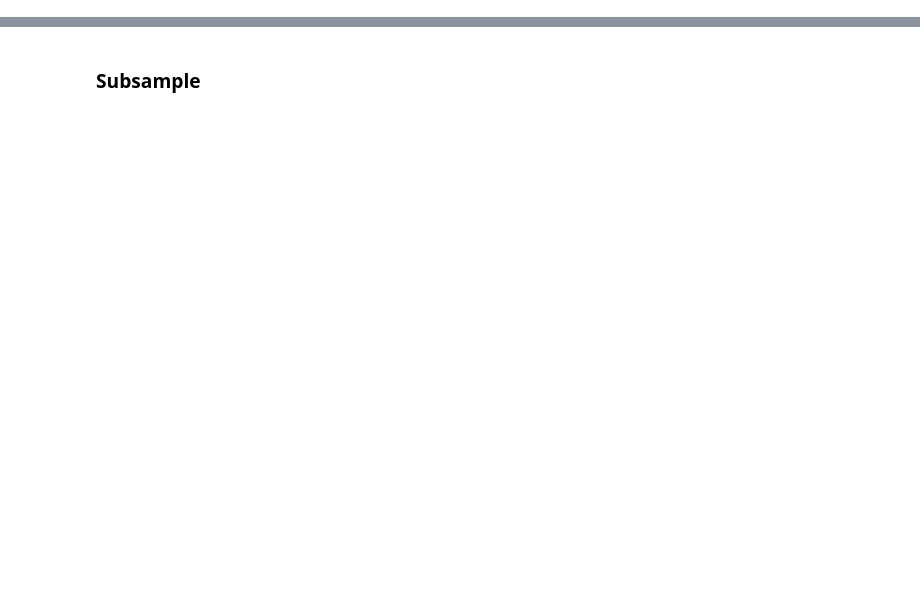
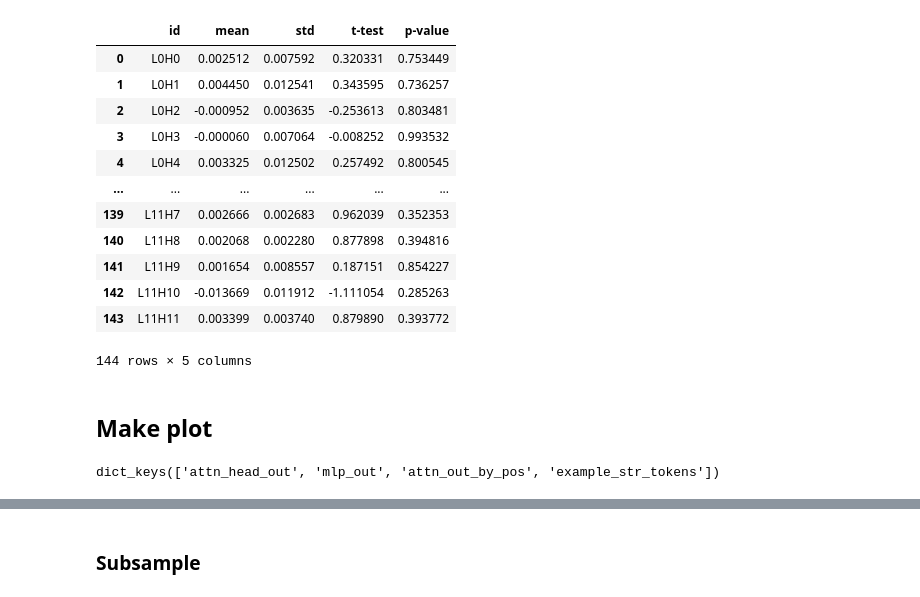
Before and after one commit to francescortu/comp-mech, a Jupyter notebook: notebooks/plot.ipynb, the cells around one changed output, grey strips where cells are left out. Cells and saved outputs as stored; diff of their text form; code cells hidden in the pictures; blank space fills up the shorter version.

```diff
--- a/notebooks/plot.ipynb
+++ b/notebooks/plot.ipynb
@@ -15,3 +35,25 @@ data = torch.load("../results/locate_mechanism/gpt2_full_result.pt", map_locatio
+# %%
+result.process_pos_attn_head_out()
+# %% [output]
+|  | id | mean | std | t-test | p-value |
+| 0 | L0H0 | 0.002512 | 0.007592 | 0.320331 | 0.753449 |
+| 1 | L0H1 | 0.004450 | 0.012541 | 0.343595 | 0.736257 |
+| 2 | L0H2 | -0.000952 | 0.003635 | -0.253613 | 0.803481 |
+| 3 | L0H3 | -0.000060 | 0.007064 | -0.008252 | 0.993532 |
+| 4 | L0H4 | 0.003325 | 0.012502 | 0.257492 | 0.800545 |
+| ... | ... | ... | ... | ... | ... |
+| 139 | L11H7 | 0.002666 | 0.002683 | 0.962039 | 0.352353 |
+| 140 | L11H8 | 0.002068 | 0.002280 | 0.877898 | 0.394816 |
+| 141 | L11H9 | 0.001654 | 0.008557 | 0.187151 | 0.854227 |
+| 142 | L11H10 | -0.013669 | 0.011912 | -1.111054 | 0.285263 |
+| 143 | L11H11 | 0.003399 | 0.003740 | 0.879890 | 0.393772 |
+144 rows × 5 columns
+# %% [markdown]
+## Make plot
+# %%
+data["pos"].keys()
+# %% [output]
+dict_keys(['attn_head_out', 'mlp_out', 'attn_out_by_pos', 'example_str_tokens'])
 # %%
 data["pos"]["attn_head_out"][0].keys()
 # %% [output]
```
Also changed, not shown: parts of 15 cells of this notebook, 4 other files.
